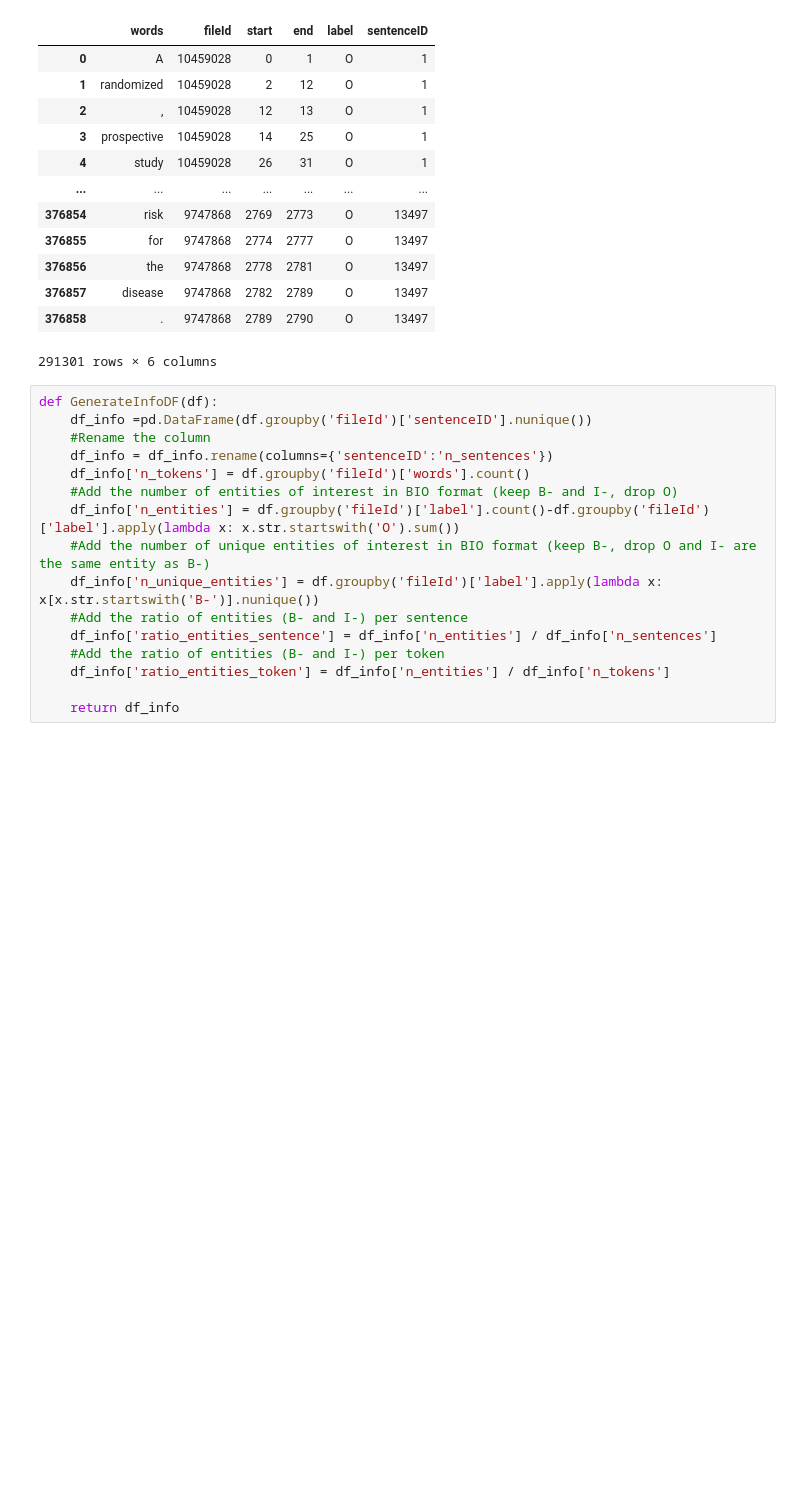
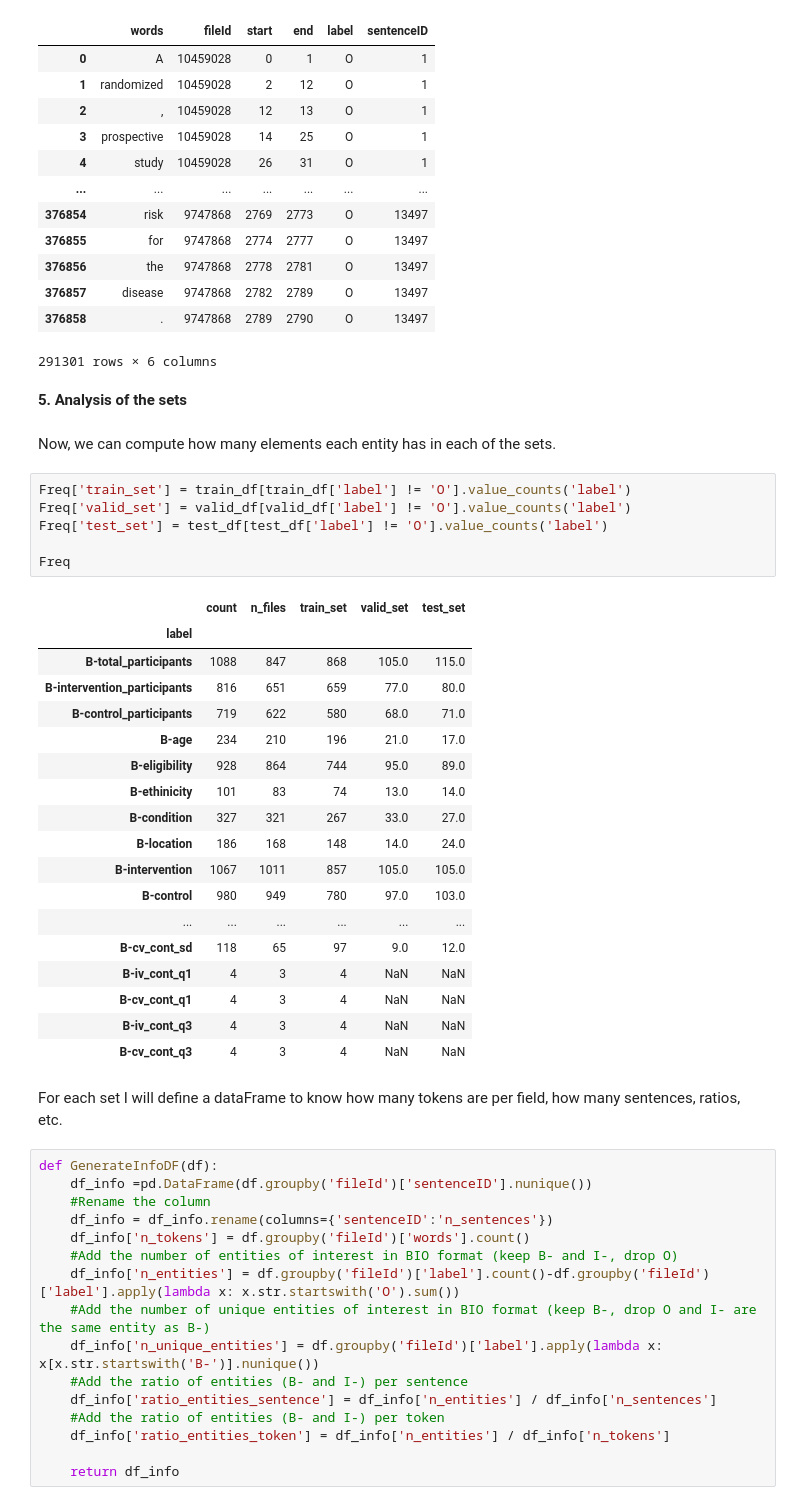
Before and after one commit to cuevascarlos/ClinicalTrials, a Jupyter notebook: PreProcessing.ipynb, the cells around one changed output. Drawn from its saved outputs; the diff is of its cells as text; blank space fills up the shorter version.

```diff
--- a/PreProcessing.ipynb
+++ b/PreProcessing.ipynb
@@ -267,6 +266,37 @@ train_df
 | 376857 | disease | 9747868 | 2782 | 2789 | O | 13497 |
 | 376858 | . | 9747868 | 2789 | 2790 | O | 13497 |
 291301 rows × 6 columns
+# %% [markdown]
+**5. Analysis of the sets**
+# %% [markdown]
+Now, we can compute how many elements each entity has in each of the sets.
+# %%
+Freq['train_set'] = train_df[train_df['label'] != 'O'].value_counts('label')
+Freq['valid_set'] = valid_df[valid_df['label'] != 'O'].value_counts('label')
+Freq['test_set'] = test_df[test_df['label'] != 'O'].value_counts('label')
+
+Freq
+# %% [output]
+|  | count | n_files | train_set | valid_set | test_set |
+| label |  |  |  |  |  |
+| B-total_participants | 1088 | 847 | 868 | 105.0 | 115.0 |
+| B-intervention_participants | 816 | 651 | 659 | 77.0 | 80.0 |
+| B-control_participants | 719 | 622 | 580 | 68.0 | 71.0 |
+| B-age | 234 | 210 | 196 | 21.0 | 17.0 |
+| B-eligibility | 928 | 864 | 744 | 95.0 | 89.0 |
+| B-ethinicity | 101 | 83 | 74 | 13.0 | 14.0 |
+| B-condition | 327 | 321 | 267 | 33.0 | 27.0 |
+| B-location | 186 | 168 | 148 | 14.0 | 24.0 |
+| B-intervention | 1067 | 1011 | 857 | 105.0 | 105.0 |
+| B-control | 980 | 949 | 780 | 97.0 | 103.0 |
+| ... | ... | ... | ... | ... | ... |
+| B-cv_cont_sd | 118 | 65 | 97 | 9.0 | 12.0 |
+| B-iv_cont_q1 | 4 | 3 | 4 | NaN | NaN |
+| B-cv_cont_q1 | 4 | 3 | 4 | NaN | NaN |
+| B-iv_cont_q3 | 4 | 3 | 4 | NaN | NaN |
+| B-cv_cont_q3 | 4 | 3 | 4 | NaN | NaN |
+# %% [markdown]
+For each set I will define a dataFrame to know how many tokens are per field, how many sentences, ratios, etc.
 # %%
 def GenerateInfoDF(df):
     df_info =pd.DataFrame(df.groupby('fileId')['sentenceID'].nunique())
```
Also changed, not shown: parts of 18 cells of this notebook.
